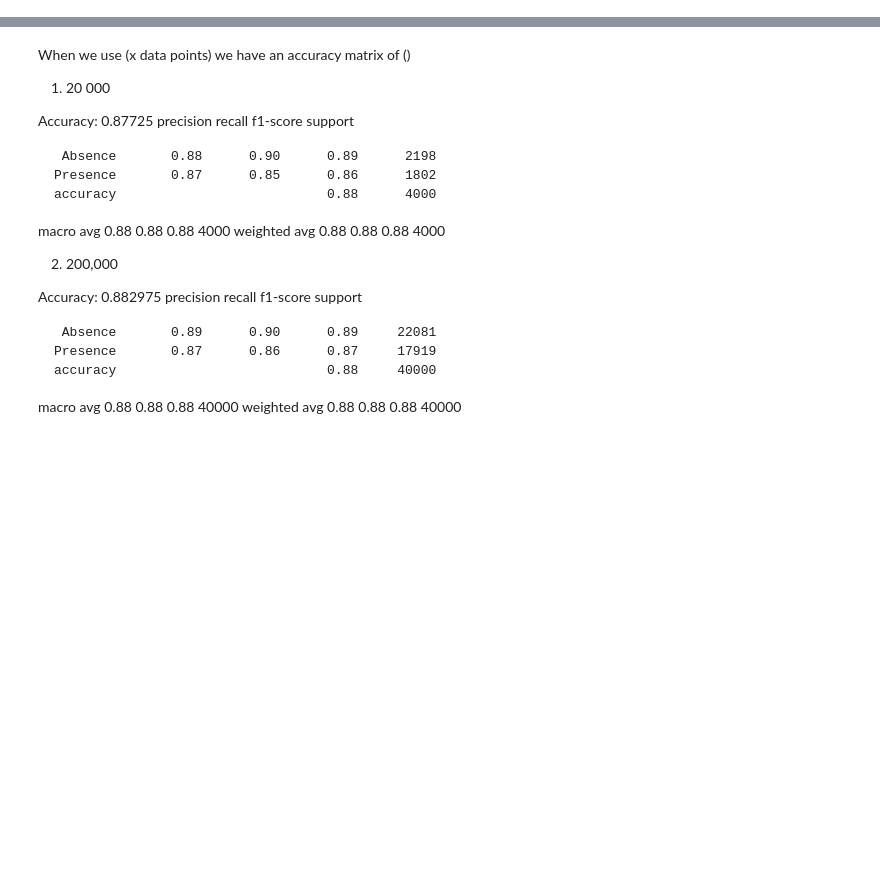
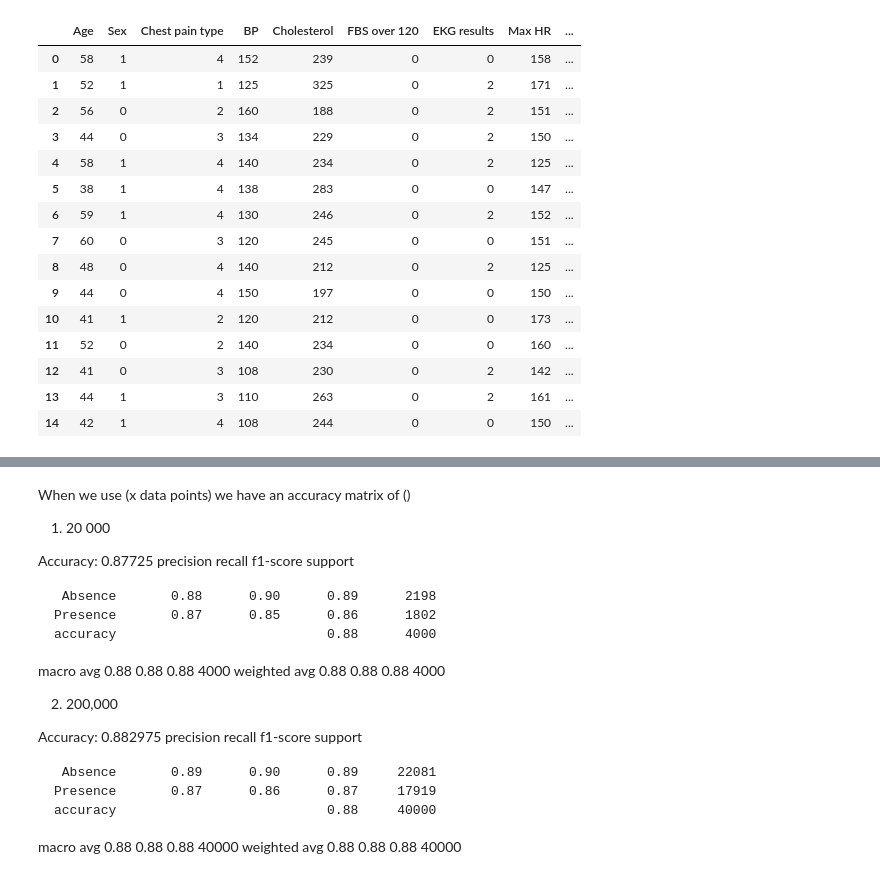
Before and after one commit to Spike-Chan-38/Predicting-Heart-Disease, a Jupyter notebook: Feature Engineering.ipynb, the cells around one changed output, grey strips where cells are left out. Cells and saved outputs as stored; diff of their text form; code cells hidden in the pictures; blank space fills up the shorter version.

```diff
--- a/Feature Engineering.ipynb
+++ b/Feature Engineering.ipynb
@@ -31,6 +34,36 @@ test_data["AgeBin"] = pd.cut(test_data["Age"], bins=age_bins, labels=age_labels,
 # %%
-# Feature Engineering for exercise angina and chest pain
-# Chest pain takes on values in between ()
+# we can apply differnet formulas for expected_max_hr depending on gender
+
+data["Sex"].value_counts()
+
+# Exploring ST_depression values
+data["ST depression"].describe()
 
 
-#data[]
+# Exploring Heart Rate
+data["Max HR"].describe()
+
+# Exploring Cholesterol
+data["Cholesterol"].describe()
+
+
+
+# Overall
+data.head(15)
+# %% [output]
+|  | Age | Sex | Chest pain type | BP | Cholesterol | FBS over 120 | EKG results | Max HR | ... |
+| 0 | 58 | 1 | 4 | 152 | 239 | 0 | 0 | 158 | ... |
+| 1 | 52 | 1 | 1 | 125 | 325 | 0 | 2 | 171 | ... |
+| 2 | 56 | 0 | 2 | 160 | 188 | 0 | 2 | 151 | ... |
+| 3 | 44 | 0 | 3 | 134 | 229 | 0 | 2 | 150 | ... |
+| 4 | 58 | 1 | 4 | 140 | 234 | 0 | 2 | 125 | ... |
+| 5 | 38 | 1 | 4 | 138 | 283 | 0 | 0 | 147 | ... |
+| 6 | 59 | 1 | 4 | 130 | 246 | 0 | 2 | 152 | ... |
+| 7 | 60 | 0 | 3 | 120 | 245 | 0 | 0 | 151 | ... |
+| 8 | 48 | 0 | 4 | 140 | 212 | 0 | 2 | 125 | ... |
+| 9 | 44 | 0 | 4 | 150 | 197 | 0 | 0 | 150 | ... |
+| 10 | 41 | 1 | 2 | 120 | 212 | 0 | 0 | 173 | ... |
+| 11 | 52 | 0 | 2 | 140 | 234 | 0 | 0 | 160 | ... |
+| 12 | 41 | 0 | 3 | 108 | 230 | 0 | 2 | 142 | ... |
+| 13 | 44 | 1 | 3 | 110 | 263 | 0 | 2 | 161 | ... |
+| 14 | 42 | 1 | 4 | 108 | 244 | 0 | 0 | 150 | ... |
```
Also changed, not shown: parts of 28 cells of this notebook, 6 other files.
